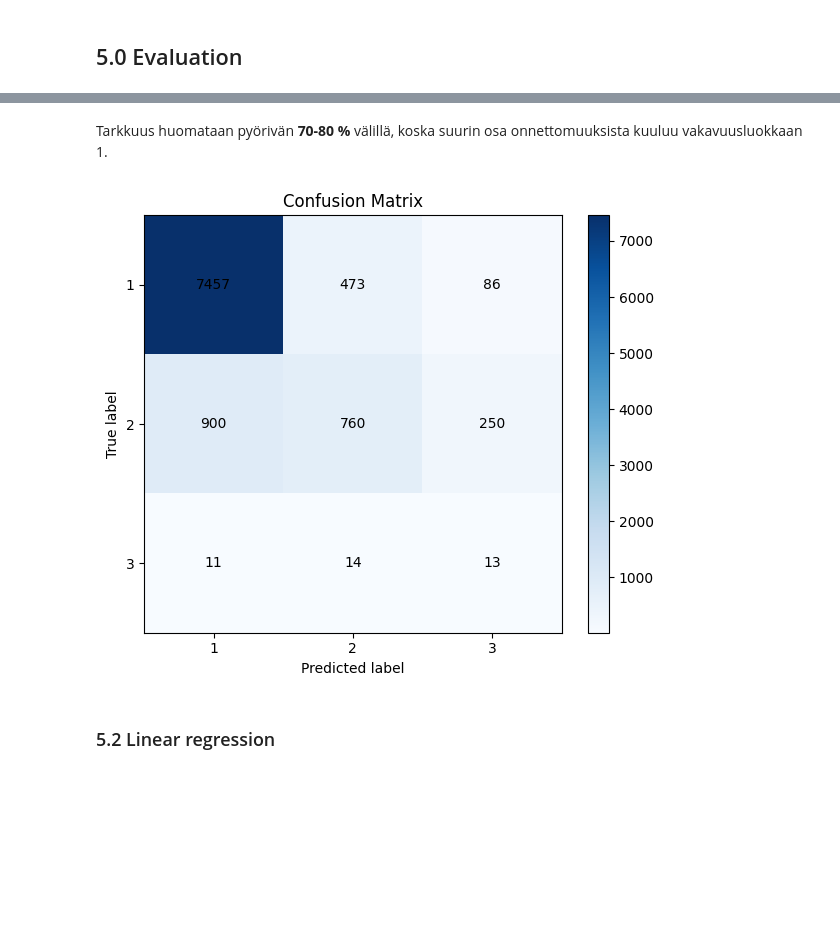
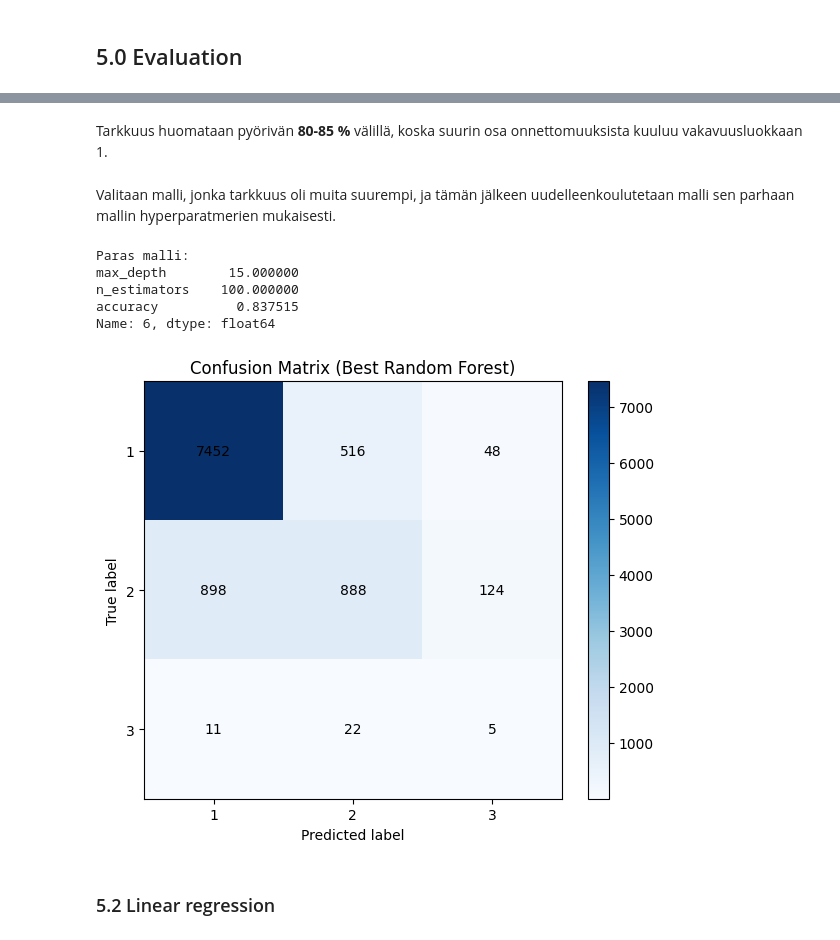
Before and after one commit to TonyKarlin/OhTu_ML_Project, a Jupyter notebook: Liikenneonnettomuudet.ipynb, the cells around one changed output, grey strips where cells are left out. Saved outputs shown, nothing was run; the diff lists cells and outputs as text; code cells hidden in the pictures; blank space fills up the shorter version.

Commit message:
lisätty Random Forest mallin tarkkuuden testailu 2x for loopissa eri parametreilla, ja tästä parhaasta mallista sitten luodaan se conf.matrix

```diff
--- a/Liikenneonnettomuudet.ipynb
+++ b/Liikenneonnettomuudet.ipynb
@@ -403,28 +445,54 @@ array([[7457,  473,   86],
 # %% [markdown]
-Tarkkuus huomataan pyörivän **70-80 %** välillä, koska suurin osa onnettomuuksista kuuluu vakavuusluokkaan 1.
+Tarkkuus huomataan pyörivän **80-85 %** välillä, koska suurin osa onnettomuuksista kuuluu vakavuusluokkaan 1.
+# %% [markdown]
+Valitaan malli, jonka tarkkuus oli muita suurempi, ja tämän jälkeen uudelleenkoulutetaan malli sen parhaan mallin hyperparatmerien mukaisesti.
+# %%
+best_model = results_df.loc[results_df["accuracy"].idxmax()]
+
+print("Paras malli:")
+print(best_model)
+# %% [output]
+Paras malli:
+max_depth        15.000000
+n_estimators    100.000000
+accuracy          0.837515
+Name: 6, dtype: float64
+# %%
+best_rf = RandomForestClassifier(
+    n_estimators=int(best_model["n_estimators"]),
+    max_depth=int(best_model["max_depth"]),
+    min_samples_leaf=3,
+    max_features="sqrt",
+    class_weight="balanced",
+    random_state=42
+)
+
+best_rf.fit(X_train, y_train)
+
+y_pred_best = best_rf.predict(X_test)
 # %%
-cm = confusion_matrix(y_test, y_pred)
-labels = np.unique(np.concatenate([y_test.values, y_pred]))
+cm = confusion_matrix(y_test, y_pred_best)
+labels = np.unique(np.concatenate([y_test.values, y_pred_best]))
 
 plt.figure(figsize=(6, 5))
 plt.imshow(cm, interpolation="nearest", cmap="Blues")
-plt.title("Confusion Matrix")
+plt.title("Confusion Matrix (Best Random Forest)")
 plt.colorbar()
 
 tick_marks = np.arange(len(labels))
 plt.xticks(tick_marks, labels)
 plt.yticks(tick_marks, labels)
 plt.xlabel("Predicted label")
 plt.ylabel("True label")
 
 for i in range(cm.shape[0]):
     for j in range(cm.shape[1]):
         plt.text(j, i, cm[i, j], ha="center", va="center", color="black")
 
 plt.tight_layout()
 plt.show()
 # %% [output]
-[figure, old version]
+[figure, new version]
 # %% [markdown]
 ### 5.2 Linear regression
 # %% [markdown]
```
Also changed, not shown: parts of 12 cells of this notebook.
